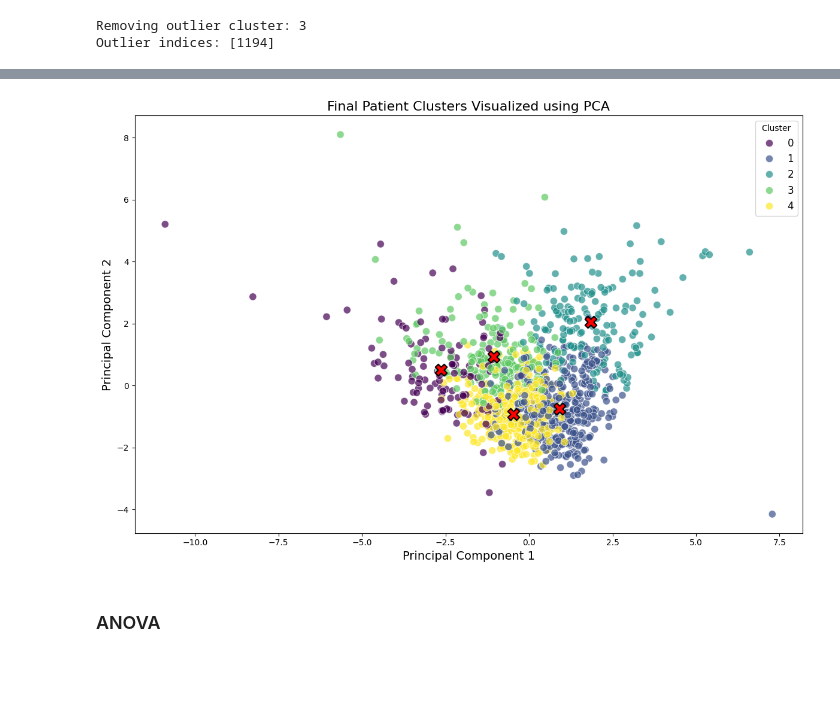
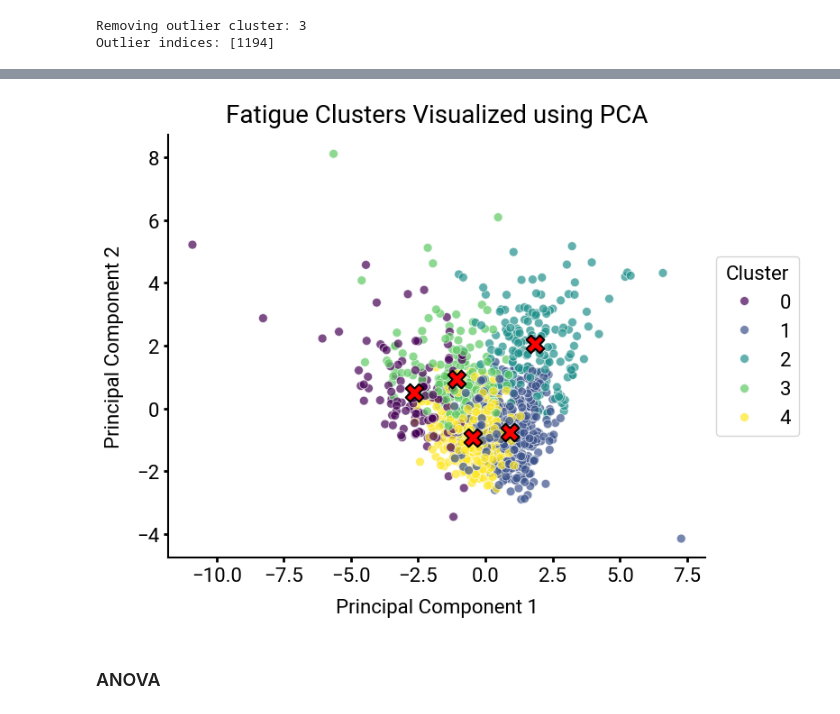
Before and after one commit to 1-gut/machine_learning_for_ibd_fatigue, a Jupyter notebook: 11_clustering_knn.ipynb, the cells around one changed output, grey strips where cells are left out. Saved outputs shown, nothing was run; the diff lists cells and outputs as text; code cells hidden in the pictures; blank space fills up the shorter version.

```diff
--- a/11_clustering_knn.ipynb
+++ b/11_clustering_knn.ipynb
@@ -24,3 +27,6 @@ ensure_output_dirs()
+# %%
+ensure_output_dirs()
+plt.rcParams["font.family"] = ["Roboto", "Arial", "sans-serif"]
 # %% [markdown]
 ## Pipeline Configuration & Data Loading
 # %%
@@ -445,40 +474,54 @@ plt.show()
 # %%
 # Add this cell after the final clustering (after cell id: b7b5602b or after unscaled DataFrame creation)
 
 from sklearn.decomposition import PCA
 
 # Perform PCA on the filtered, standardized features
 pca_final = PCA(n_components=2, random_state=RANDOM_SEED)
 X_filtered_pca = pca_final.fit_transform(X_filtered)
 
-plt.figure(figsize=(12, 8))
+plt.figure(figsize=(8, 6))
 scatter = sns.scatterplot(
     x=X_filtered_pca[:, 0],
     y=X_filtered_pca[:, 1],
-    hue=final_cluster_df['cluster'],
-    palette='viridis',
-    s=80,
-    alpha=0.7
+    hue=final_cluster_df["cluster"],
+    palette="viridis",
+    s=50,
+    alpha=0.7,
 )
-plt.title('Final Patient Clusters Visualized using PCA', fontsize=16, loc="center")
-plt.xlabel('Principal Component 1', fontsize=14)
-plt.ylabel('Principal Component 2', fontsize=14)
-plt.legend(title='Cluster', fontsize=12)
+plt.title("Fatigue Clusters Visualized using PCA", fontsize=20, loc="center", pad=10)
+plt.xlabel("Principal Component 1", fontsize=16, labelpad=10)
+plt.ylabel("Principal Component 2", fontsize=16, labelpad=10)
+plt.legend(title="Cluster", title_fontsize=16, fontsize=16, loc="center left",
+    bbox_to_anchor=(1, 0.5) )
 
 # Add cluster centroids in PCA space
 centroids_final = kmeans.cluster_centers_
 centroids_final_pca = pca_final.transform(centroids_final)
 plt.scatter(
-    centroids_final_pca[:, 0], centroids_final_pca[:, 1],
-    s=200, marker='X', c='red', edgecolor='black', linewidth=1.5,
-    label='Centroids'
+    centroids_final_pca[:, 0],
+    centroids_final_pca[:, 1],
+    s=200,
+    marker="X",
+    c="red",
+    edgecolor="black",
+    linewidth=1.5,
+    #label="Centroids",
 )
+ax = plt.gca()
+ax.spines["top"].set_visible(False)
+ax.spines["right"].set_visible(False)
+ax.spines["bottom"].set_linewidth(1.5)
+ax.spines["left"].set_linewidth(1.5)
+ax.tick_params(axis="both", which="major", labelsize=16, width=2)
 
 plt.tight_layout()
-plt.savefig(output_path / "final_patient_clusters_pca.png", dpi=300, bbox_inches="tight")
+plt.savefig(
+    output_path / "final_patient_clusters_pca.png", dpi=300, bbox_inches="tight"
+)
 plt.show()
 # %% [output]
-[figure, old version]
+[figure, new version]
 # %% [markdown]
 ### ANOVA
 # %%
```
Also changed, not shown: parts of 24 cells of this notebook, 9 other files.
